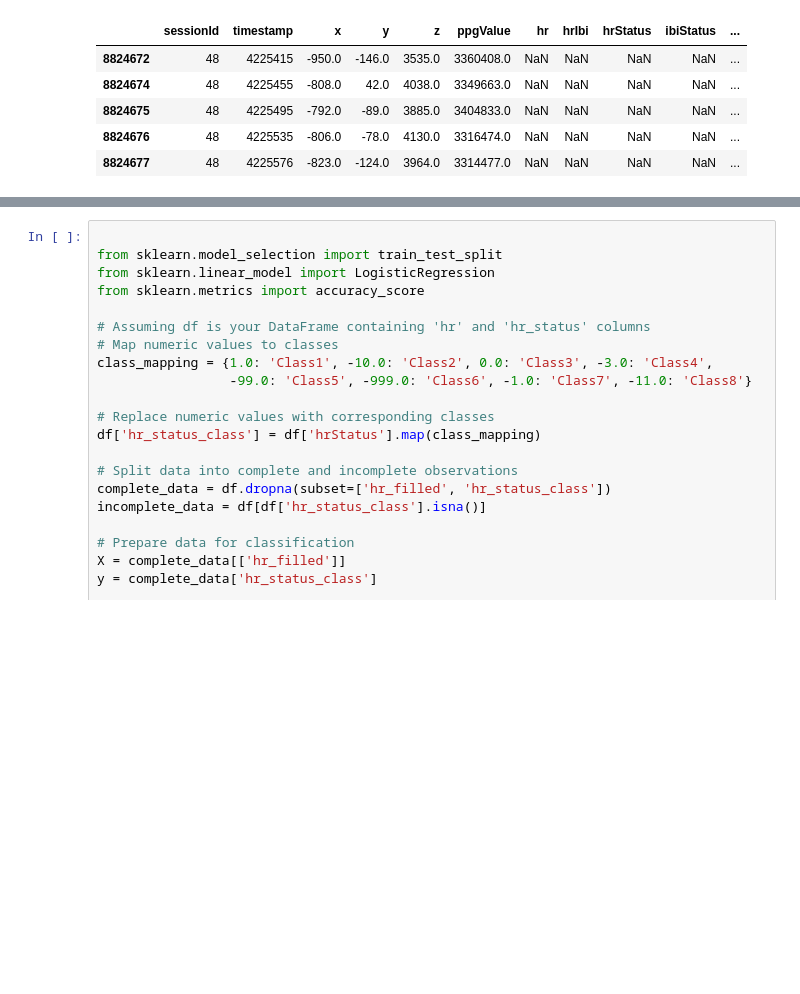
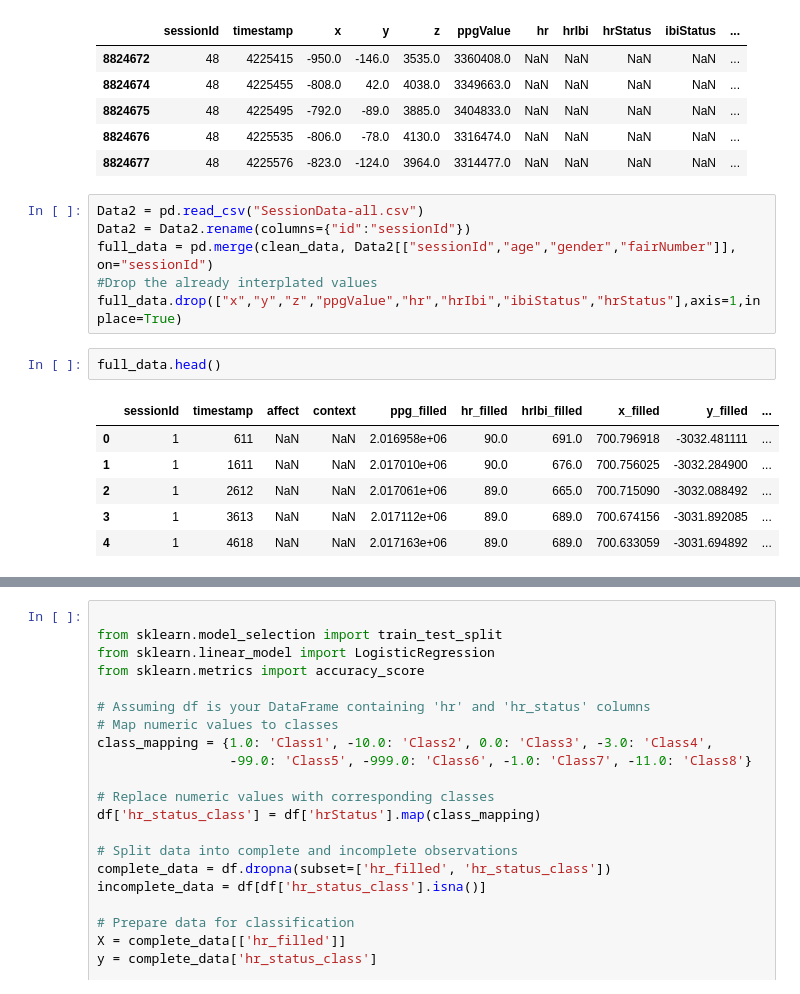
Before and after one commit to Louis-Mozart/BBDC, a Jupyter notebook: feature_exploration.ipynb, the cells around one changed output, grey strips where cells are left out. Cells and saved outputs as stored; diff of their text form; blank space fills up the shorter version.

```diff
--- a/feature_exploration.ipynb
+++ b/feature_exploration.ipynb
@@ -55,5 +45,20 @@ The accuracy of our predictor is: 0.986658769526912
 | 8824675 | 48 | 4225495 | -792.0 | -89.0 | 3885.0 | 3404833.0 | NaN | NaN | NaN | NaN | ... |
 | 8824676 | 48 | 4225535 | -806.0 | -78.0 | 4130.0 | 3316474.0 | NaN | NaN | NaN | NaN | ... |
 | 8824677 | 48 | 4225576 | -823.0 | -124.0 | 3964.0 | 3314477.0 | NaN | NaN | NaN | NaN | ... |
+# %%
+Data2 = pd.read_csv("SessionData-all.csv")
+Data2 = Data2.rename(columns={"id":"sessionId"})
+full_data = pd.merge(clean_data, Data2[["sessionId","age","gender","fairNumber"]], on="sessionId")
+#Drop the already interplated values
+full_data.drop(["x","y","z","ppgValue","hr","hrIbi","ibiStatus","hrStatus"],axis=1,inplace=True)
+# %%
+full_data.head()
+# %% [output]
+|  | sessionId | timestamp | affect | context | ppg_filled | hr_filled | hrIbi_filled | x_filled | y_filled | ... |
+| 0 | 1 | 611 | NaN | NaN | 2.016958e+06 | 90.0 | 691.0 | 700.796918 | -3032.481111 | ... |
+| 1 | 1 | 1611 | NaN | NaN | 2.017010e+06 | 90.0 | 676.0 | 700.756025 | -3032.284900 | ... |
+| 2 | 1 | 2612 | NaN | NaN | 2.017061e+06 | 89.0 | 665.0 | 700.715090 | -3032.088492 | ... |
+| 3 | 1 | 3613 | NaN | NaN | 2.017112e+06 | 89.0 | 689.0 | 700.674156 | -3031.892085 | ... |
+| 4 | 1 | 4618 | NaN | NaN | 2.017163e+06 | 89.0 | 689.0 | 700.633059 | -3031.694892 | ... |
 # %%
 #hr value test.
```
Also changed, not shown: parts of 19 cells of this notebook, 1 other file.
